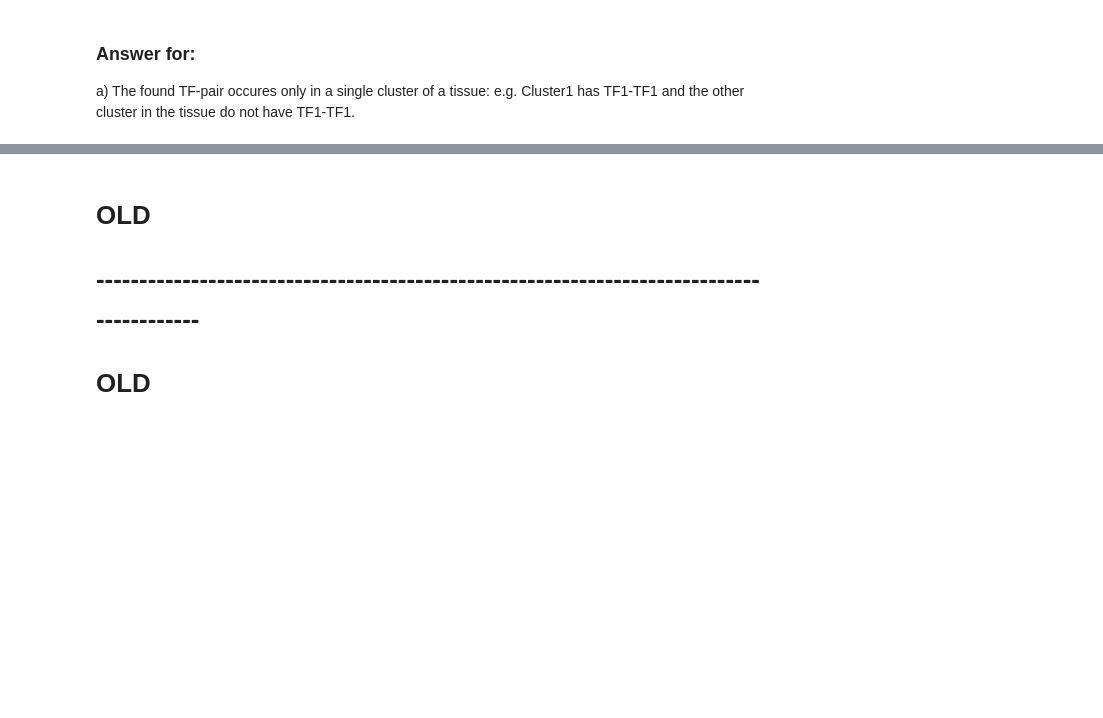
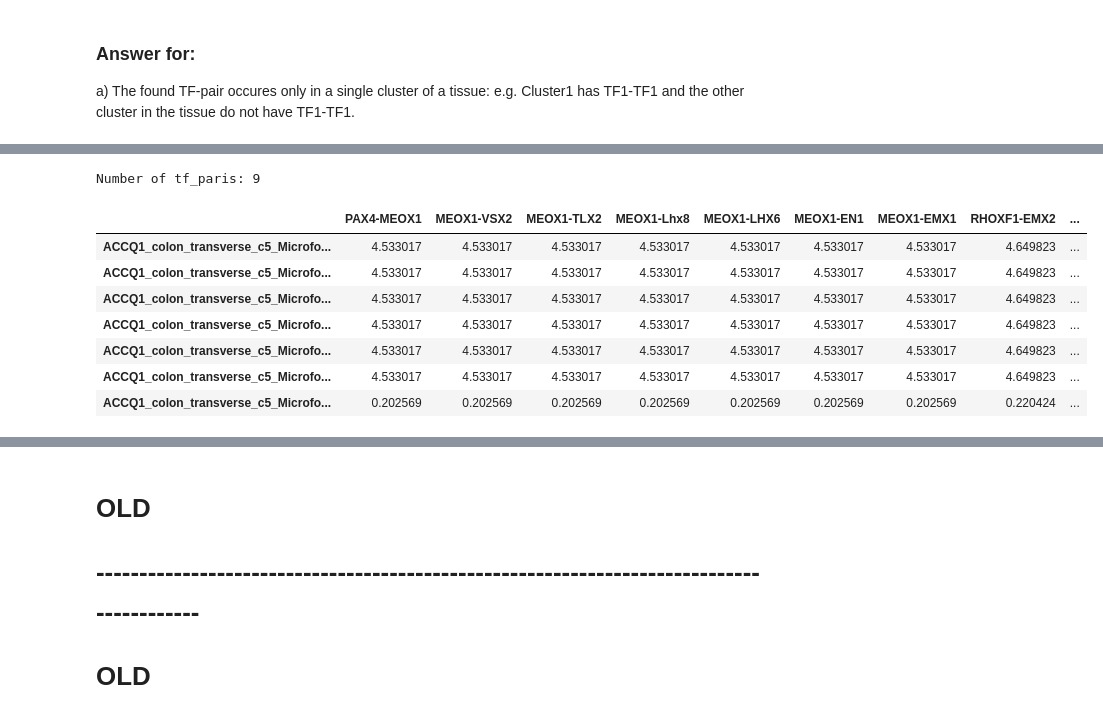
Before and after one commit to loosolab/Datenanalyse-2021, a Jupyter notebook: wp6/analyse/wp2_tf_cooccurences.ipynb, the cells around one changed output, grey strips where cells are left out. Drawn from its saved outputs; the diff is of its cells as text; code cells hidden in the pictures; blank space fills up the shorter version.

```diff
--- a/wp6/analyse/wp2_tf_cooccurences.ipynb
+++ b/wp6/analyse/wp2_tf_cooccurences.ipynb
@@ -234,12 +234,3 @@ print(celltype_annotations)
-# %%
-### remove
-try:
-    name = df[df[0] == 6].at[0,1]
-    name1 = name.replace(" ", "_")
-    print(name)
-    print(name1)
-except KeyError:
-    print(f"Error")
 # %%
 def make_mb_for_clusters(path_to_clusters:str, tissue:str):
     '''
@@ -262,15 +253,14 @@ def make_mb_for_clusters(path_to_clusters:str, tissue:str):
     print(cluster_file_names)
 
     # Get the celltype annotation table. To add celltype for a cluster. e.g. cluster6 = fibroblast
-    celltype_table = pd.DataFrame()
-    # TODO:
-    #celltype_table = get_celltype_annotation_table(
-     #   celltype_annotation_path=f'{path_to_tissues}annotaion/annotation.txt') # pandas dataframe is returned
+    celltype_table = get_celltype_annotation_table(
+        celltype_annotation_path=f'{path_to_tissues}{tissue}/annotation/annotation.txt') # pandas dataframe is returned
 
     # Do a market basket analysis for each cluster of a tissue
     for file_name in cluster_file_names:
         # e.g JF1O6_body_of_pancreas.10_peaks.bed -> [JF1O6_body_of_pancreas.10_peaks] = clustername = JF1O6_body_of_pancreas.10_peaks
         cluster_name = file_name.split('.bed')[0]
+        print(cluster_name)
         #e.g JF1O6_body_of_pancreas.10_peaks -> [JF1O6_body_of_pancreas, 10_peaks], cluster_number_with_tag = 10_peaks
         cluster_number_with_tag = cluster_name.split('.')[1]
         # e.g 10_peaks -> [10 , peaks], cluster_number = 10
@@ -584,8 +635,8 @@ a) The found TF-pair occures only in a single cluster of a tissue:
 # %%
 def find_rows_with_same_value(df:pd.DataFrame) -> pd.DataFrame:
     '''
-    Removes all rows of a Dataframe that do not have the same value in each column and
-    returns the reduced dataframe.
+    Remove all rows of a Dataframe that do not have the same value in each column and
+    return the reduced dataframe.
     '''
     return df[df.apply(lambda x: min(abs(x)) == max(abs(x)), 1)]
 # %%
@@ -602,6 +655,7 @@ So The found TF-pair occures only in a single cluster of that tissue.
 This tf-pair could be interesting for further investigations.
 '''
 cluster_with_specials= []
+all_cluster_results= []
 for tissue in answers_mb_tissues:
 
     print(f"Start analysis {tissue}:")
@@ -618,6 +672,8 @@ for tissue in answers_mb_tissues:
 
         # Read in significant tf-pairs
         df = pd.read_pickle(f"{answers_path}{tissue}/{file}")
+
+        all_cluster_results.append(df)
 
         # has to remove cosine from dataframe, to get only the log2foldchanges
         # for each contrast (compared clusters in the tissue), to check if they have the same value in each column
@@ -648 +823,16 @@ cluster_with_specials[0].T
+# %%
+#ACCQ1_colon_transverse_c5_Microfold_cells
+c5 = cluster_with_specials[2].T
+print(f'Number of tf_paris: {len(c5.columns)}')
+c5
+# %% [output]
+Number of tf_paris: 9
+|  | PAX4-MEOX1 | MEOX1-VSX2 | MEOX1-TLX2 | MEOX1-Lhx8 | MEOX1-LHX6 | MEOX1-EN1 | MEOX1-EMX1 | RHOXF1-EMX2 | ... |
+| ACCQ1_colon_transverse_c5_Microfo... | 4.533017 | 4.533017 | 4.533017 | 4.533017 | 4.533017 | 4.533017 | 4.533017 | 4.649823 | ... |
+| ACCQ1_colon_transverse_c5_Microfo... | 4.533017 | 4.533017 | 4.533017 | 4.533017 | 4.533017 | 4.533017 | 4.533017 | 4.649823 | ... |
+| ACCQ1_colon_transverse_c5_Microfo... | 4.533017 | 4.533017 | 4.533017 | 4.533017 | 4.533017 | 4.533017 | 4.533017 | 4.649823 | ... |
+| ACCQ1_colon_transverse_c5_Microfo... | 4.533017 | 4.533017 | 4.533017 | 4.533017 | 4.533017 | 4.533017 | 4.533017 | 4.649823 | ... |
+| ACCQ1_colon_transverse_c5_Microfo... | 4.533017 | 4.533017 | 4.533017 | 4.533017 | 4.533017 | 4.533017 | 4.533017 | 4.649823 | ... |
+| ACCQ1_colon_transverse_c5_Microfo... | 4.533017 | 4.533017 | 4.533017 | 4.533017 | 4.533017 | 4.533017 | 4.533017 | 4.649823 | ... |
+| ACCQ1_colon_transverse_c5_Microfo... | 0.202569 | 0.202569 | 0.202569 | 0.202569 | 0.202569 | 0.202569 | 0.202569 | 0.220424 | ... |
 # %%
```
Also changed, not shown: parts of 51 cells of this notebook, 2 other files.
